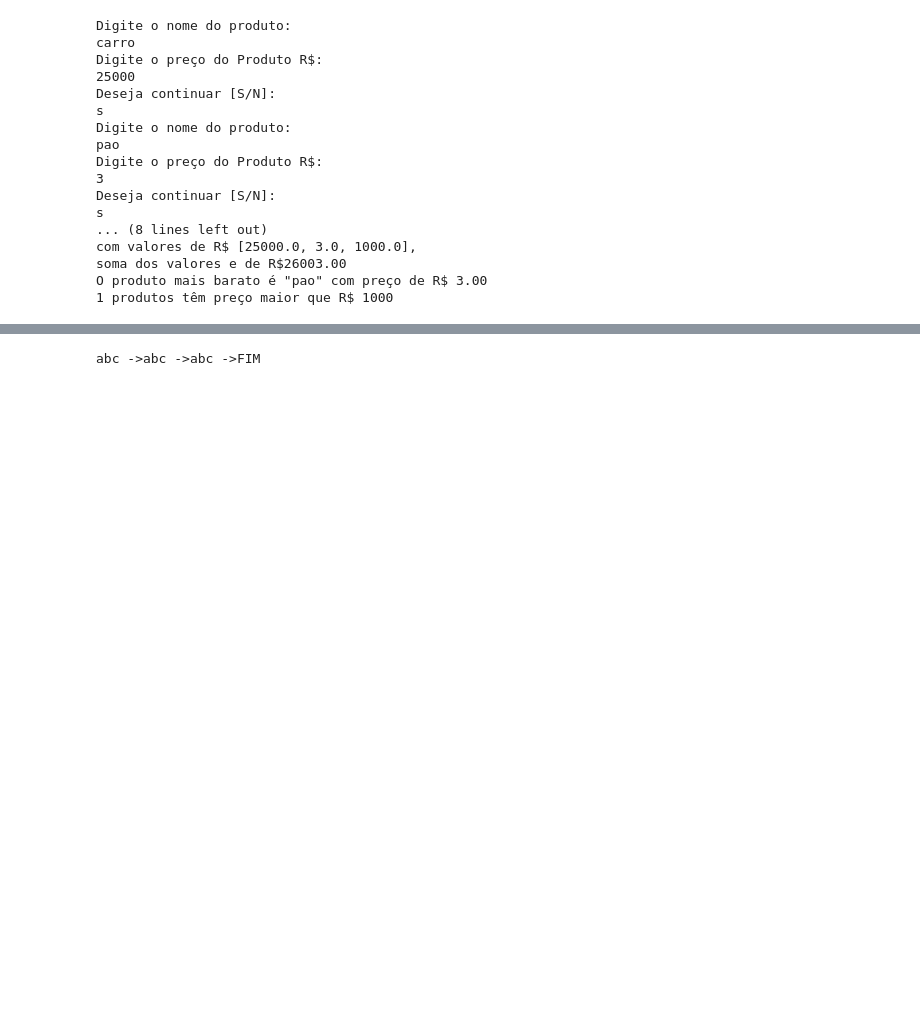
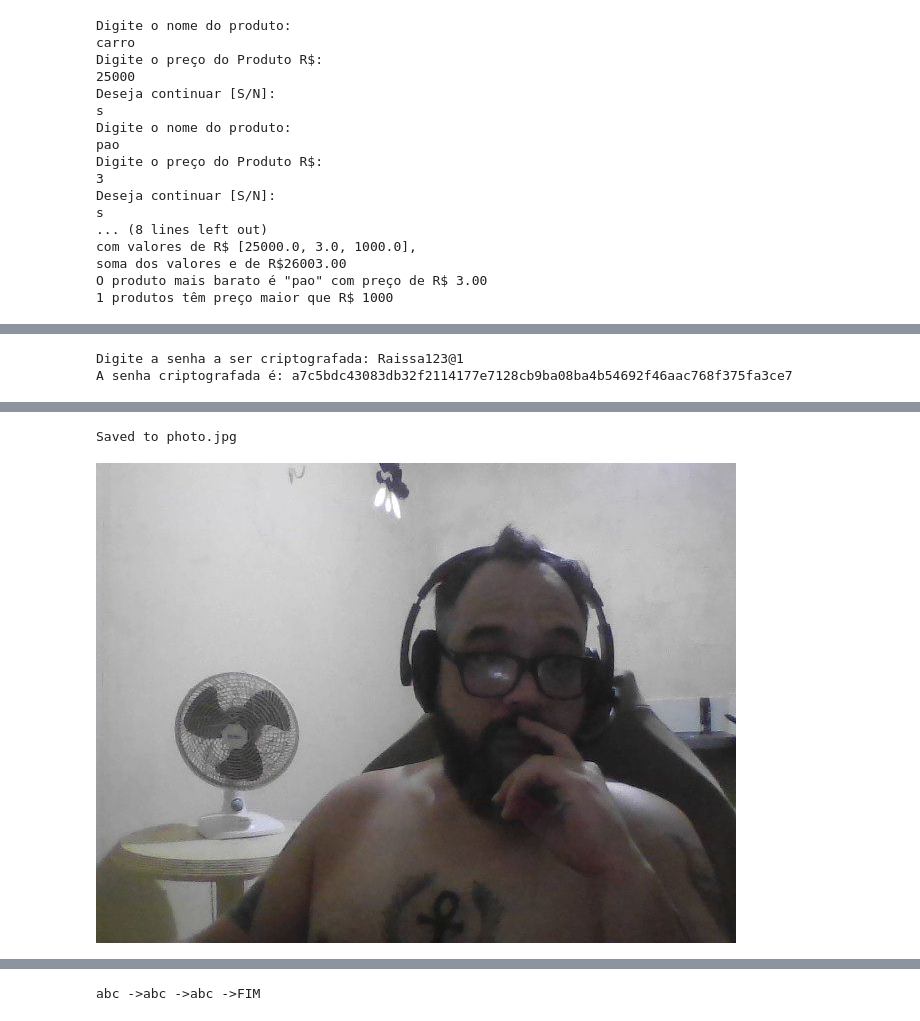
Before and after one commit to VonBeckera/Estudos-Python-Java, a Jupyter notebook: Estudos_python_davi_becker.ipynb, the cells around one changed output, grey strips where cells are left out. Saved outputs shown, nothing was run; the diff lists cells and outputs as text; code cells hidden in the pictures; blank space fills up the shorter version.

```diff
--- a/Estudos_python_davi_becker.ipynb
+++ b/Estudos_python_davi_becker.ipynb
@@ -1995,0 +2054,34 @@ O produto mais barato é "pao" com preço de R$ 3.00
+# %%
+#criptografia de senha  usandl sal e SHA256
+
+import hashlib
+import os
+
+# Gera um salt aleatório
+salt = os.urandom(128)
+
+senha = input("Digite a senha a ser criptografada: ")
+
+# Concatena o salt com a senha
+senha_com_salt = salt + senha.encode()
+
+# Criptografa a senha com o salt usando o algoritmo SHA-256
+senha_criptografada = hashlib.sha256(senha_com_salt).hexdigest()
+
+print("A senha criptografada é:", senha_criptografada)
+# %% [output]
+Digite a senha a ser criptografada: Raissa123@1
+A senha criptografada é: a7c5bdc43083db32f2114177e7128cb9ba08ba4b54692f46aac768f375fa3ce7
+# %%
+from IPython.display import Image
+try:
+  filename = take_photo()
+  print('Saved to {}'.format(filename))
+
+  # Show the image which was just taken.
+  display(Image(filename))
+except Exception as err:
+  # Errors will be thrown if the user does not have a webcam or if they do not
+  # grant the page permission to access it.
+  print(str(err))
+# %% [output]
@@ -1995,0 +2089,2 @@ O produto mais barato é "pao" com preço de R$ 3.00
+Saved to photo.jpg
+[figure, added]
```
Also changed, not shown: parts of 5 cells of this notebook.
